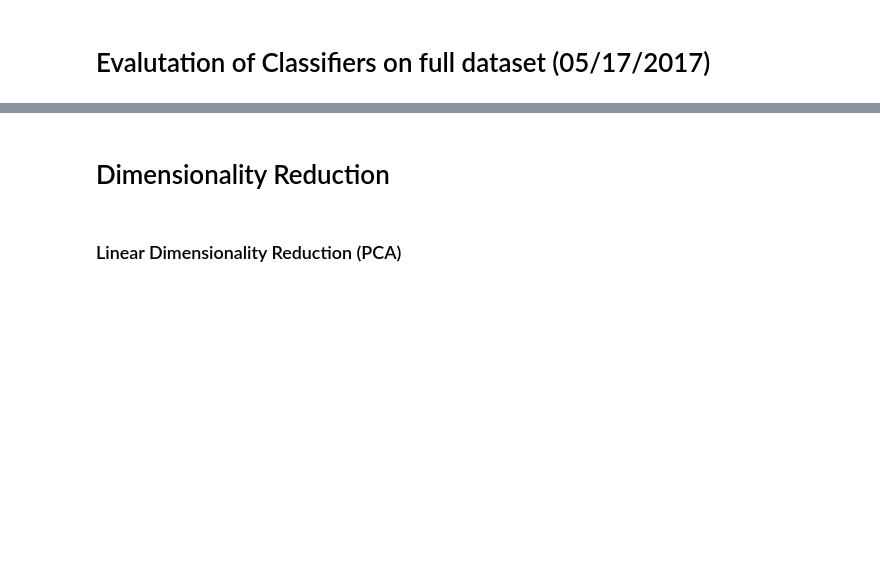
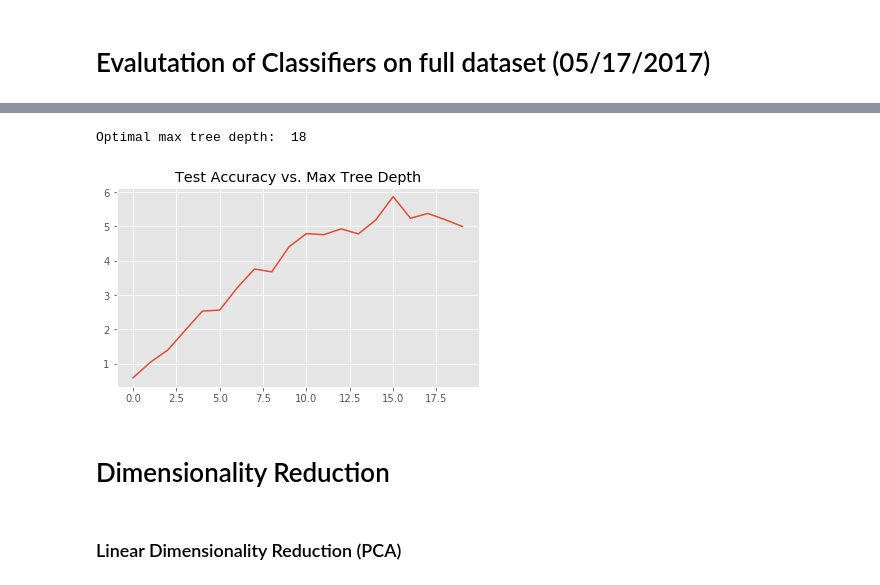
Before and after one commit to wderekjones/protein_binding, a Jupyter notebook: Classification_Dim_Reduction.ipynb, the cells around one changed output, grey strips where cells are left out. Saved outputs shown, nothing was run; the diff lists cells and outputs as text; code cells hidden in the pictures; blank space fills up the shorter version.

```diff
--- a/Classification_Dim_Reduction.ipynb
+++ b/Classification_Dim_Reduction.ipynb
@@ -108,7 +86,0 @@ The multilayer perceptron outperforms the logistic regression in terms of correc
-# %%
-rforest0 = RandomForestClassifier(max_depth=16,random_state=random_state)
-t1 = time.clock()
-rforest0.fit(X_train, y_train)
-print ("Random forest trained on full features in ", (time.clock() - t1), " seconds.")
-rforest_preds0 = rforest0.predict(X_test)
-generate_report("Random Forest: Full Features", rforest0, X_test, y_test)
@@ -117,3 +87,37 @@ The random forest is able to improve upon the results of the multilayer perceptr
+# %%
+from sklearn.model_selection import StratifiedKFold
+from sklearn.metrics import accuracy_score
+
+optimal_depth = 1
+best_acc_score = 0
+accuracy_scores = []
+skf = StratifiedKFold(n_splits = 20, random_state=random_state)
+i = 1
+for train_index, test_index in skf.split(X_train,y_train.flatten()):
+    X_train_strat,X_test_strat = X_train[train_index], X_train[test_index]
+    y_train_strat, y_test_strat = y_train[train_index], y_train[test_index]
+
+    rforest = RandomForestClassifier(max_depth=i,random_state=random_state)
+    t1 = time.clock()
+    rforest.fit(X_train_strat, y_train_strat.flatten())
+    preds_i = rforest.predict(X_test_strat)
+    acc_i = accuracy_score(y_test_strat,preds_i)
+    if (acc_i > best_acc_score):
+        best_acc_score = acc_i
+        optimal_depth = i
+    accuracy_scores.append(acc_i)
+    i+=1
+print ("Optimal max tree depth: ",optimal_depth)
+rforest = RandomForestClassifier(max_depth = optimal_depth,random_state=random_state)
+rforest.fit(X_train,y_train.flatten())
+generate_report("Random Forest: Full Features", rforest, X_test, y_test)
+plt.clf()
+plt.title("Test Accuracy vs. Max Tree Depth")
+plt.plot(list(range(i-1)),training_times)
+plt.show()
+# %% [output]
+Optimal max tree depth:  18
+[figure, added]
 # %% [markdown]
 # Dimensionality Reduction
 # %%
```
Also changed, not shown: parts of 18 cells of this notebook, 1 other file.
